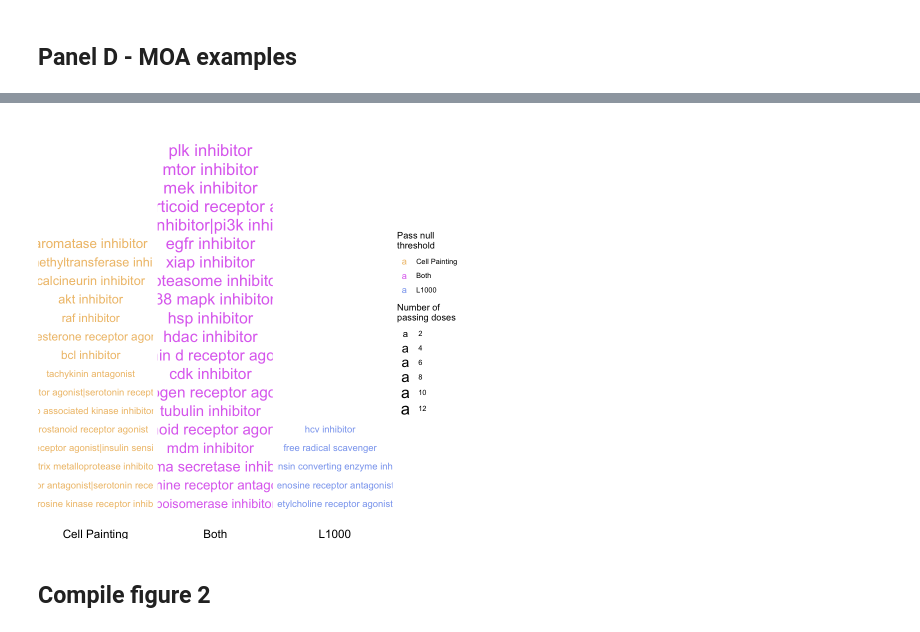
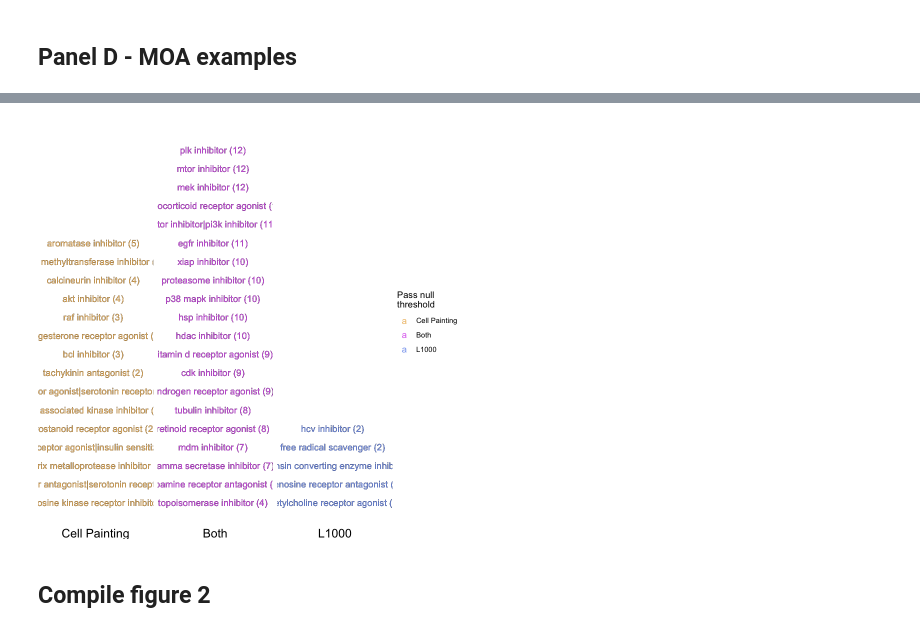
Before and after one commit to broadinstitute/lincs-profiling-complementarity, a Jupyter notebook: 6.paper_figures/figure2.ipynb, the cells around one changed output, grey strips where cells are left out. Drawn from its saved outputs; the diff is of its cells as text; code cells hidden in the pictures.

```diff
--- a/6.paper_figures/figure2.ipynb
+++ b/6.paper_figures/figure2.ipynb
@@ -497,6 +529,9 @@ plot_ready_moa_text_df <- consistent_match_moa_df %>% dplyr::left_join(full_moa_
 
 plot_ready_moa_text_df$x_axis_location <- factor(plot_ready_moa_text_df$x_axis_location, levels = c("Cell Painting", "Both", "L1000"))
 
+plot_ready_moa_text_df <- plot_ready_moa_text_df %>%
+    dplyr::mutate(moa_with_replicate_count = paste0(moa, " (", replicate_count, ")"))
+
 print(length(unique(plot_ready_moa_text_df$moa)))
 head(plot_ready_moa_text_df)
 # %% [output]
@@ -519,26 +554,42 @@ names(moa_labels) <- moa_labels
 # %%
 panel_d_gg <- (
     ggplot(plot_ready_moa_text_df, aes(y = y_axis_location, x = 0))
-    + geom_text(aes(label = moa, color = x_axis_location, size = replicate_count))
+    + geom_text(
+        aes(
+            label = moa_with_replicate_count,
+        ),
+        color = "black",
+        size = 3.9
+    )
+    + geom_text(
+        aes(
+            label = moa_with_replicate_count,
+        ),
+        color = "black",
+        size = 3.9
+    )
+    + geom_text(
+        aes(
+            label = moa_with_replicate_count,
+            color = x_axis_location
+        ),
+        size = 3.9
+    )
     + facet_wrap("~x_axis_location", strip.position = "bottom")
     + theme_void()
-    + theme(strip.text = element_text(size = 14))
+    + theme(strip.text = element_text(size = 14.5))
     + scale_color_manual(
         "Pass null\nthreshold",
         values = moa_colors
     )
-    + scale_size(
-        "Number of\npassing doses",
-        range = c(4, 7)
-    )
-    + xlim(-100, 120)
+    + xlim(-110, 120)
     + ylim(0, 60)
     + guides(color = guide_legend(order = 1))
 )
 
 panel_d_gg
 # %% [output]
-[figure, old version]
+[figure, new version]
 # %% [markdown]
 ## Compile figure 2
 # %%
```
Also changed, not shown: parts of 9 cells of this notebook, 1 other file.
